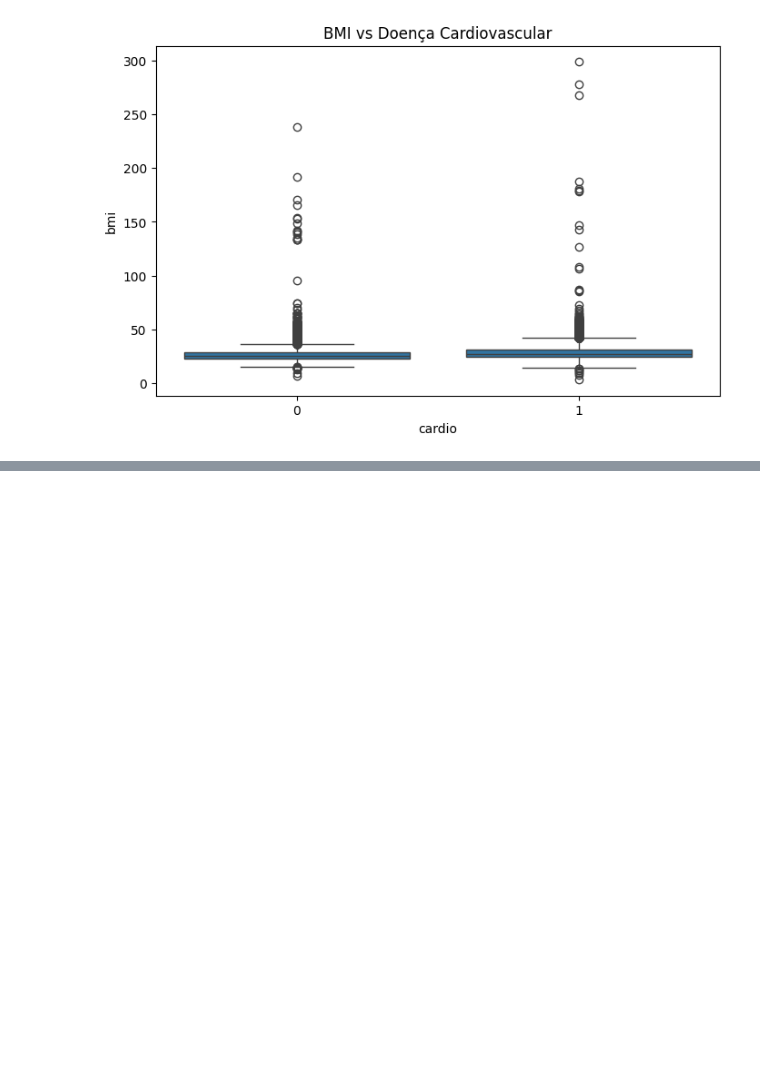
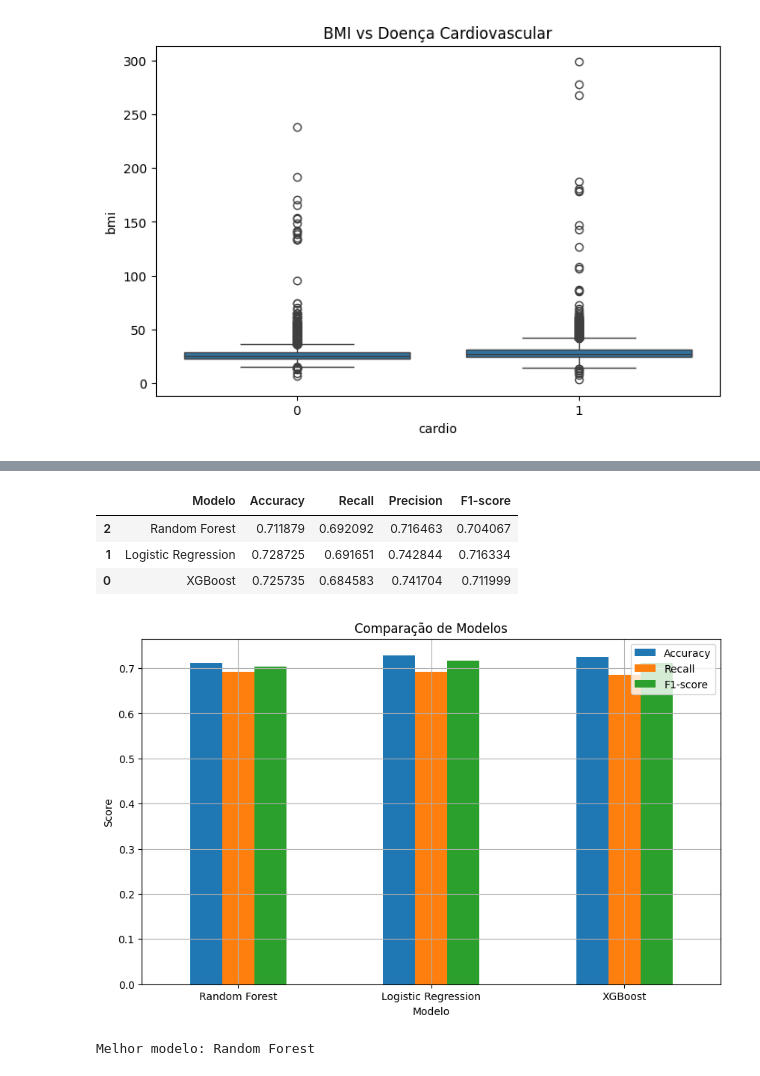
Before and after one commit to johnnygodoy/projeto-avc-ia, a Jupyter notebook: notebooks/analise.ipynb, the cells around one changed output, grey strips where cells are left out. Cells and saved outputs as stored; diff of their text form; code cells hidden in the pictures; blank space fills up the shorter version.

```diff
--- a/notebooks/analise.ipynb
+++ b/notebooks/analise.ipynb
@@ -143,0 +262,32 @@ Utilizamos o XGBoost, um modelo baseado em árvores altamente eficiente.
+# %%
+# =========================
+# RESULTADOS (TABELA)
+# =========================
+
+results_df = pd.DataFrame(results).sort_values(by="Recall", ascending=False)
+results_df
+# %% [output]
+|  | Modelo | Accuracy | Recall | Precision | F1-score |
+| 2 | Random Forest | 0.711879 | 0.692092 | 0.716463 | 0.704067 |
+| 1 | Logistic Regression | 0.728725 | 0.691651 | 0.742844 | 0.716334 |
+| 0 | XGBoost | 0.725735 | 0.684583 | 0.741704 | 0.711999 |
+# %%
+results_df.set_index("Modelo")[["Accuracy", "Recall", "F1-score"]].plot(
+    kind="bar",
+    figsize=(10,6)
+)
+
+plt.title("Comparação de Modelos")
+plt.ylabel("Score")
+plt.xticks(rotation=0)
+plt.grid()
+plt.show()
+# %% [output]
+[figure, added]
+# %%
+best_model_name = results_df.iloc[0]["Modelo"]
+best_model = models[best_model_name]
+
+print(f"Melhor modelo: {best_model_name}")
+# %% [output]
+Melhor modelo: Random Forest
```
Also changed, not shown: parts of 31 cells of this notebook.
